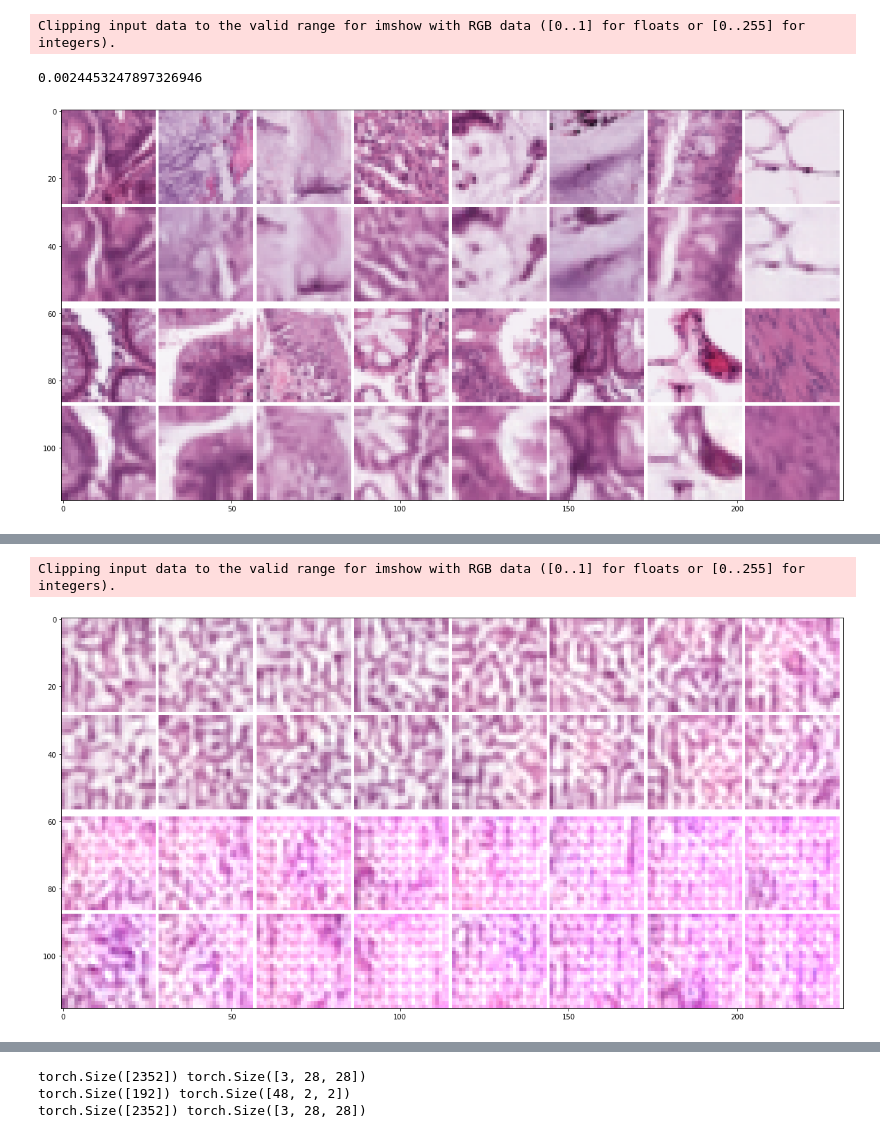
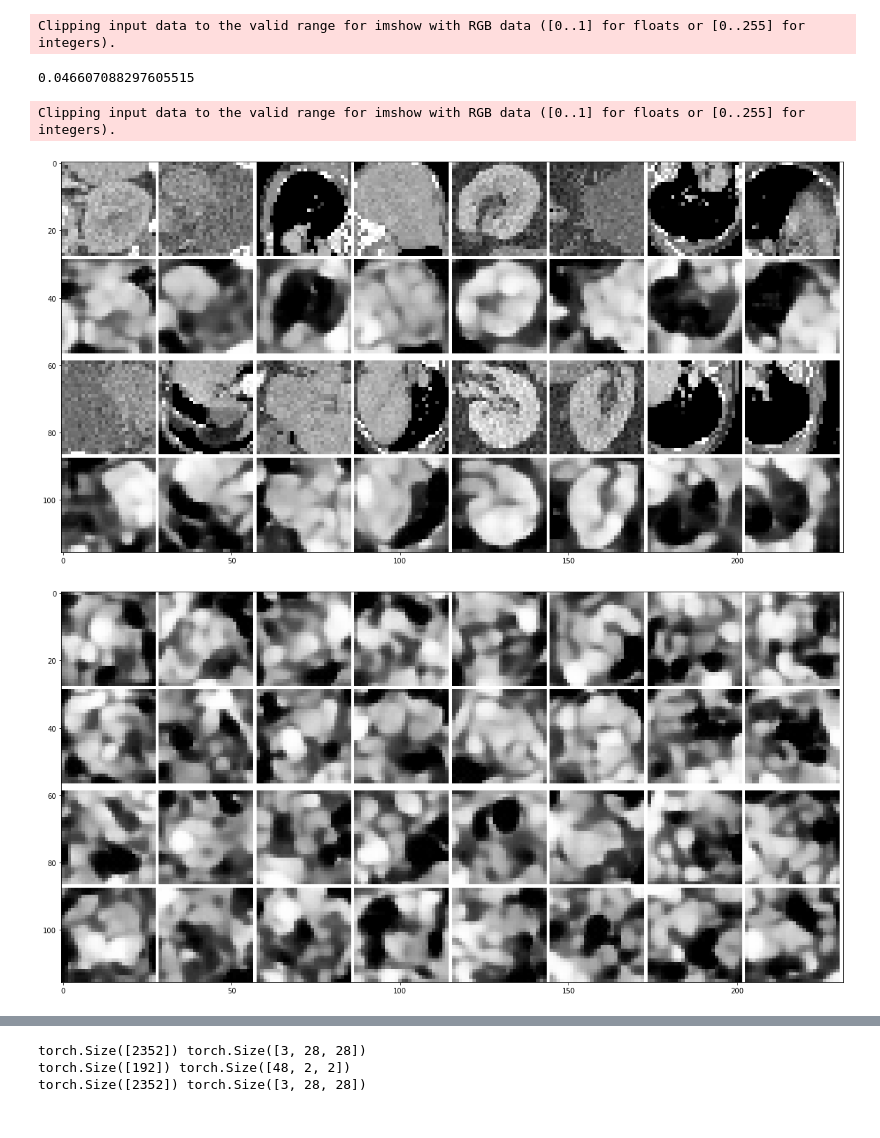
Before and after one commit to RuHae/TGM_Project, a Jupyter notebook: Code/playbook.ipynb, the cells around one changed output, grey strips where cells are left out. Cells and saved outputs as stored; diff of their text form; code cells hidden in the pictures.

```diff
--- a/Code/playbook.ipynb
+++ b/Code/playbook.ipynb
@@ -31,6 +30,6 @@ from utils import generate_gif
 # %%
-data_flag = 'pathmnist'
-# data_flag = 'bloodmnist'
+# data_flag = 'pathmnist'
+data_flag = 'bloodmnist'
 # data_flag = 'organamnist'
 train_dataset, test_dataset, train_loader,_, _ = load_dataset(data_flag, 64, True)
 # data_flag = 'organcmnist'
@@ -48,18 +64,10 @@ Using downloaded and verified file: /home/ruben/.medmnist/pathmnist.npz
 # %%
-# from beta_conv_vae import VariationalAutoencoder
-from vq_vae_model import VariationalAutoencoder
-# from basic_vae import VariationalAutoencoder
+from beta_conv_vae import VariationalAutoencoder
 
 latent_dims = 128
 channels = 3
-model="vq-vae"
-# model="beta-vae"
+model="beta-vae"
+
 device = torch.device("cuda:0" if torch.cuda.is_available() else "cpu")
-# vae = VariationalAutoencoder(latent_dims, mode="beta_vae", channels=1).to(device) # GPU
-vae = VariationalAutoencoder(num_hiddens=latent_dims, num_residual_layers=2, num_residual_hiddens=32, \
-    num_embeddings=512, embedding_dim=64, commitment_cost=0.25, decay=0.99, \
-        input_channel=channels,output_channel=channels).to(device)
 
-# vae.train(train_loader, lr=0.001, epochs=2, device=device)
-# vae.train(train_loader, lr=0.0001, epochs=10, device=device)
-# plot_latent(vae, train_loader)
+vae = VariationalAutoencoder(latent_dims, mode="beta_vae", channels=channels).to(device) # GPU
@@ -71,3 +91,2 @@ vae = VariationalAutoencoder(num_hiddens=latent_dims, num_residual_layers=2, num
 # %%
 # vae.save_to_file(path="./models/organ_beta_v2")
-vae.load_from_file(path="./models/pathmnist_epochs_100.tar")
@@ -75,0 +97,2 @@ Model loaded from ./models/pathmnist_epochs_100.tar
+# %%
+vae.load_from_file(path="./models/blood_beta_v7")
@@ -76,6 +105,10 @@ Model loaded from ./models/pathmnist_epochs_100.tar
 # %%
 _ = plot_real_vs_constructed(vae, test_dataset, device, model=model)
+_ = plot_generated(vae, device, u_bound=2.64, l_bound=-2.64)
+_ = modify_latent(vae, test_dataset, img_nr=8, device=device, model=model)
 # %% [output]
 Clipping input data to the valid range for imshow with RGB data ([0..1] for floats or [0..255] for integers).
-0.0024453247897326946
+0.046607088297605515
+Clipping input data to the valid range for imshow with RGB data ([0..1] for floats or [0..255] for integers).
-[figure, old version]
+[figure, new version]
+[figure, added]
@@ -82,5 +115,0 @@ Clipping input data to the valid range for imshow with RGB data ([0..1] for floa
-# %%
-_ = plot_generated(vae, device)
-# %% [output]
-Clipping input data to the valid range for imshow with RGB data ([0..1] for floats or [0..255] for integers).
-[figure, removed]
```
Also changed, not shown: parts of 47 cells of this notebook, 11 other files.
